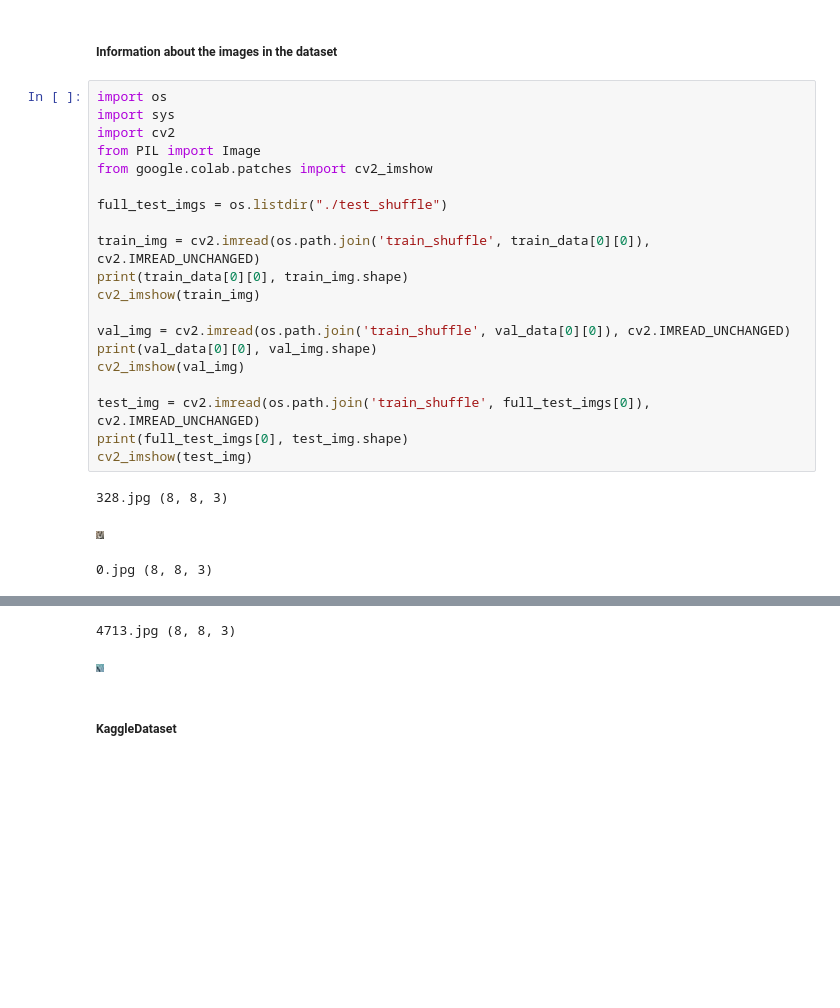
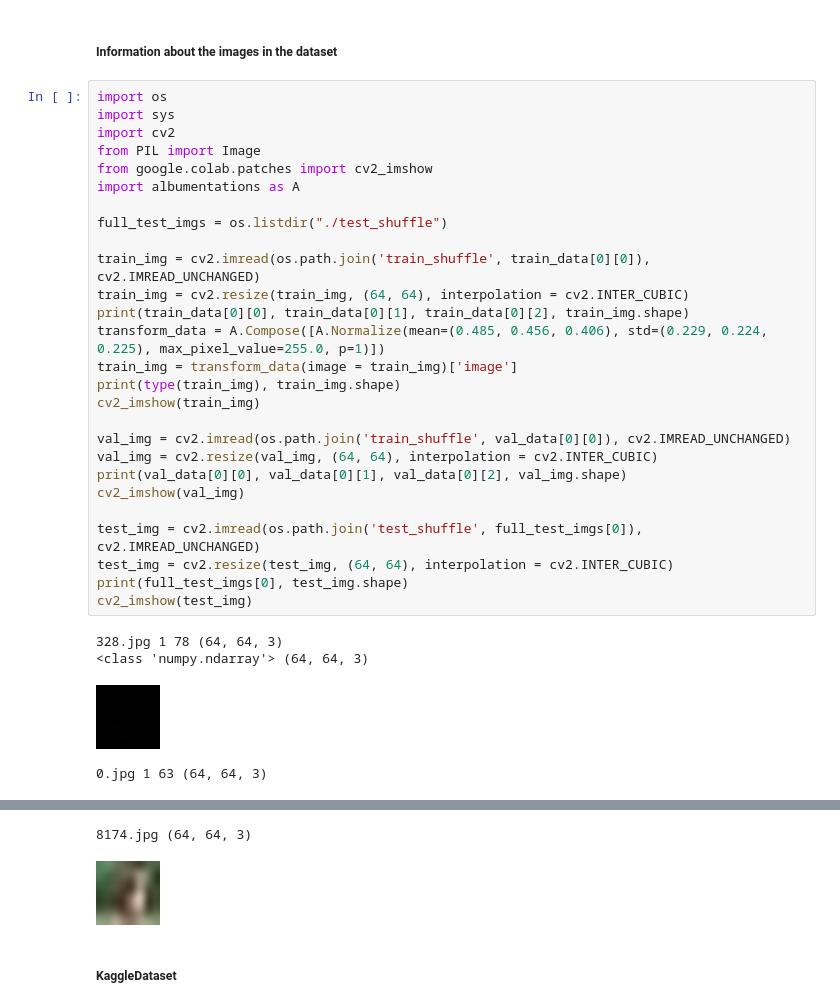
Before and after one commit to ug2146/NNDL_Kaggle, a Jupyter notebook: NNDL_Kaggle.ipynb, the cells around one changed output, grey strips where cells are left out. Cells and saved outputs as stored; diff of their text form; blank space fills up the shorter version.

```diff
--- a/NNDL_Kaggle.ipynb
+++ b/NNDL_Kaggle.ipynb
@@ -149,30 +164,38 @@ Number of validation images:  (734, 3)
 # %%
 import os
 import sys
 import cv2
 from PIL import Image
 from google.colab.patches import cv2_imshow
+import albumentations as A
 
 full_test_imgs = os.listdir("./test_shuffle")
 
 train_img = cv2.imread(os.path.join('train_shuffle', train_data[0][0]), cv2.IMREAD_UNCHANGED)
-print(train_data[0][0], train_img.shape)
+train_img = cv2.resize(train_img, (64, 64), interpolation = cv2.INTER_CUBIC)
+print(train_data[0][0], train_data[0][1], train_data[0][2], train_img.shape)
+transform_data = A.Compose([A.Normalize(mean=(0.485, 0.456, 0.406), std=(0.229, 0.224, 0.225), max_pixel_value=255.0, p=1)])
+train_img = transform_data(image = train_img)['image']
+print(type(train_img), train_img.shape)
 cv2_imshow(train_img)
 
 val_img = cv2.imread(os.path.join('train_shuffle', val_data[0][0]), cv2.IMREAD_UNCHANGED)
-print(val_data[0][0], val_img.shape)
+val_img = cv2.resize(val_img, (64, 64), interpolation = cv2.INTER_CUBIC)
+print(val_data[0][0], val_data[0][1], val_data[0][2], val_img.shape)
 cv2_imshow(val_img)
 
-test_img = cv2.imread(os.path.join('train_shuffle', full_test_imgs[0]), cv2.IMREAD_UNCHANGED)
+test_img = cv2.imread(os.path.join('test_shuffle', full_test_imgs[0]), cv2.IMREAD_UNCHANGED)
+test_img = cv2.resize(test_img, (64, 64), interpolation = cv2.INTER_CUBIC)
 print(full_test_imgs[0], test_img.shape)
 cv2_imshow(test_img)
 # %% [output]
-328.jpg (8, 8, 3)
+328.jpg 1 78 (64, 64, 3)
+<class 'numpy.ndarray'> (64, 64, 3)
-[figure, old version]
+[figure, new version]
-0.jpg (8, 8, 3)
+0.jpg 1 63 (64, 64, 3)
 [figure]
-4713.jpg (8, 8, 3)
+8174.jpg (64, 64, 3)
-[figure, old version]
+[figure, new version]
 # %% [markdown]
 ##### KaggleDataset
 # %%
```
Also changed, not shown: parts of 32 cells of this notebook, 1 other file.
